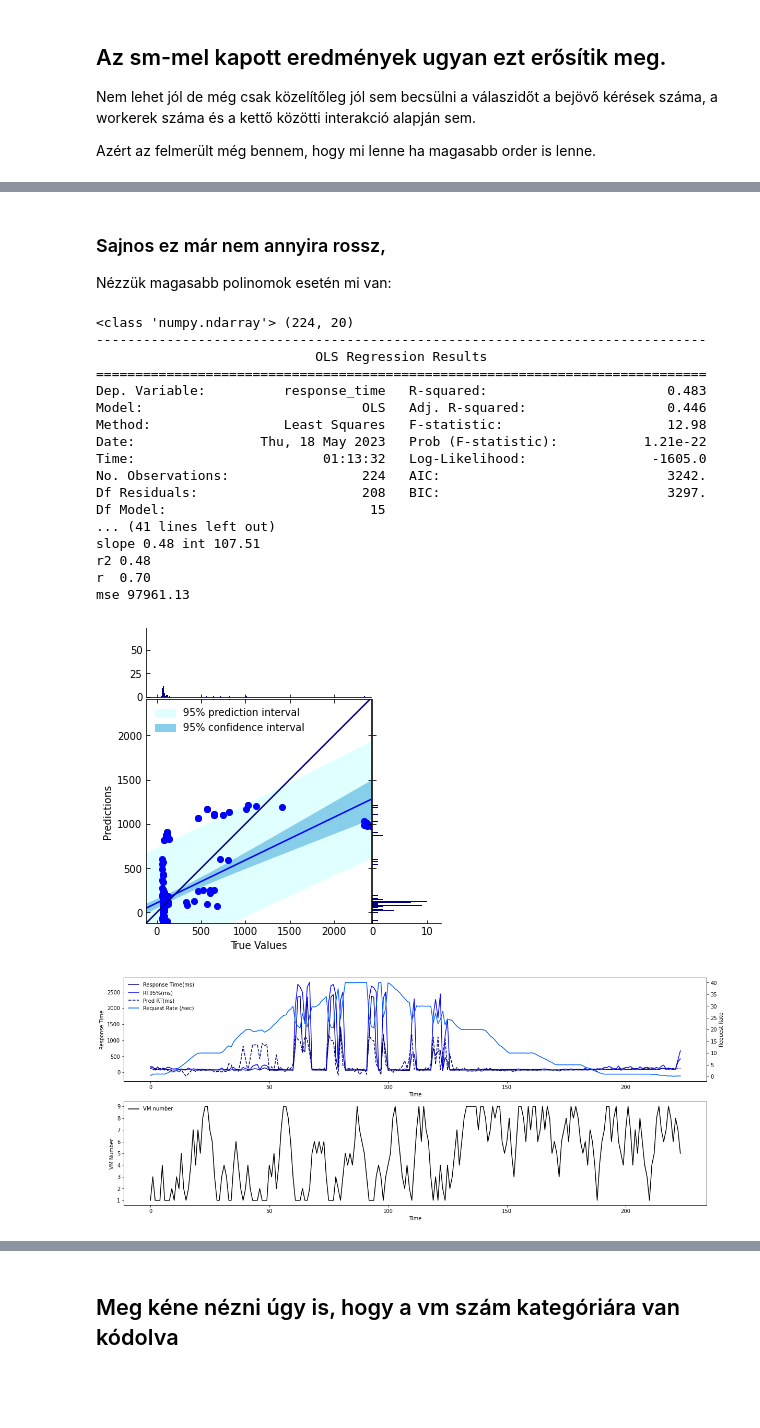
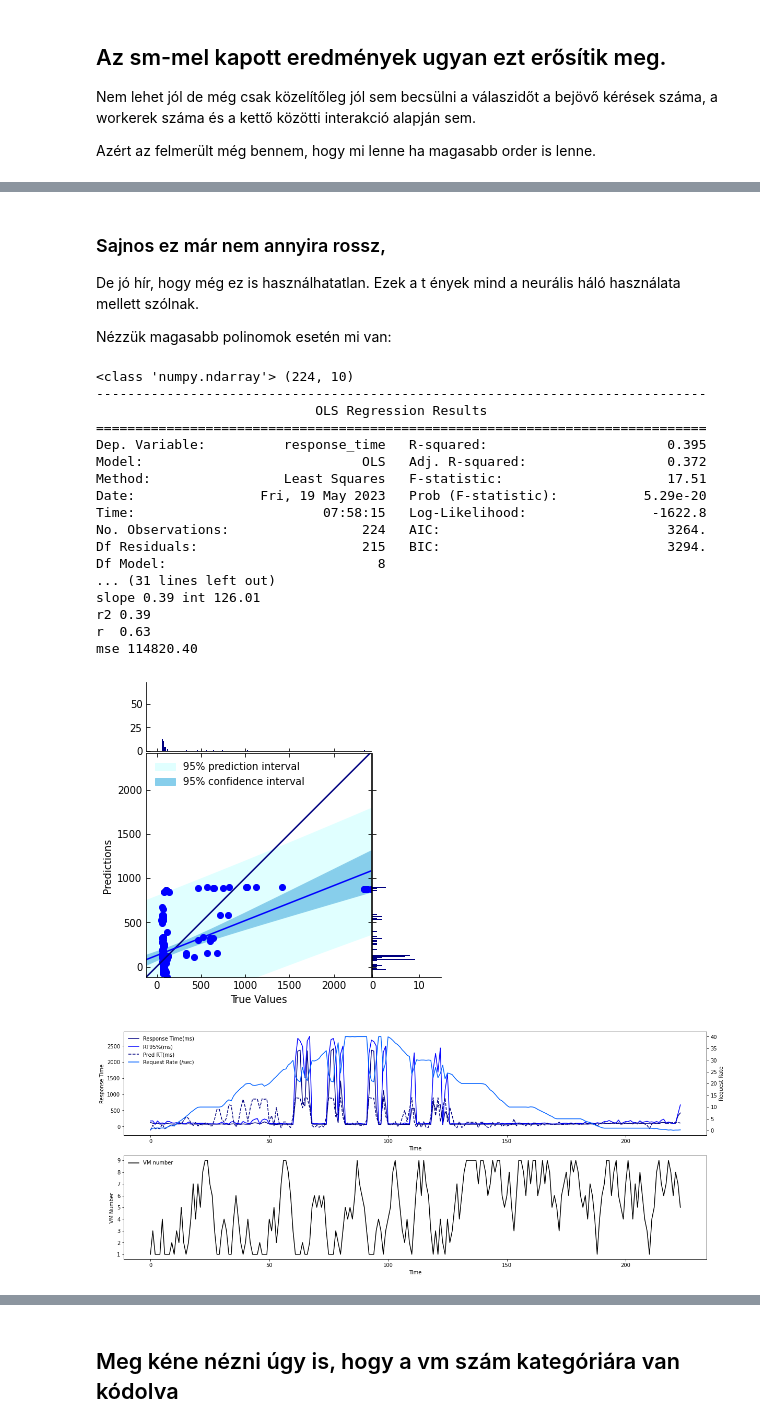
Before and after one commit to JoDeMiro/Scaler, a Jupyter notebook: Train/Train15/Kísélet.ipynb, the cells around one changed output, grey strips where cells are left out. Cells and saved outputs as stored; diff of their text form; code cells hidden in the pictures; blank space fills up the shorter version.

```diff
--- a/Train/Train15/Kísélet.ipynb
+++ b/Train/Train15/Kísélet.ipynb
@@ -665,6 +674,9 @@ def plot_pred_short(train_labels, predicted_labels):
 Az látszik hogy lineáris regresszióval simán a bejövő kérések számával a vm-ek számával és a kettő közötti interakcióval nem lehet megmondani, hogy mi lesz a várható válaszidő.
 
 ### Azért ezt a még a stat modellel is leelenőrzöm
+# %%
+inputs = df[['request_rate', 'worker_number']]
+output = df['response_time']
 # %%
 import statsmodels.api as sm
 
@@ -770,11 +782,13 @@ mse 119715.44
 # %% [markdown]
 ### Sajnos ez már nem annyira rossz,
 
+De jó hír, hogy még ez is használhatatlan. Ezek a t ények mind a neurális háló használata mellett szólnak.
+
 Nézzük magasabb polinomok esetén mi van:
 # %%
 from sklearn.preprocessing import PolynomialFeatures
 
-polynomial_features= PolynomialFeatures(degree=3)
+polynomial_features= PolynomialFeatures(degree=2)
 
 inputs = df[['request_rate', 'worker_number', 'rr_wn']]
 output = df['response_time']
@@ -786,47 +800,47 @@ inputs = polynomial_features.fit_transform(inputs)
 import statsmodels.api as sm
 
 _x = sm.add_constant(inputs)
 
 _x = inputs
 
 print(type(_x), _x.shape)
 
 model = sm.OLS(output, _x)
 
 results = model.fit()
 
 print('------------------------------------------------------------------------------')
 print(results.summary())
 print('------------------------------------------------------------------------------')
 
 print(f'\ncoefficient of determination: \t\t{results.rsquared:.2f}')
 print(f'\nadjusted coefficient of determination: \t{results.rsquared_adj:.2f}')
 # print(f'\nregression coefficients: {results.params}')
 pred_rt_sm = results.fittedvalues
 pred_rt_sm = results.predict(_x)
 print('------------------------------------------------------------------------------')
 
 plot_true_vs_pred_hist_conf(output, pred_rt_sm, 3.0)
 
 plot_pred(pred_rt_sm)
 # %% [output]
-<class 'numpy.ndarray'> (224, 20)
+<class 'numpy.ndarray'> (224, 10)
 ------------------------------------------------------------------------------
                             OLS Regression Results
 ==============================================================================
-Dep. Variable:          response_time   R-squared:                       0.483
-Model:                            OLS   Adj. R-squared:                  0.446
-Method:                 Least Squares   F-statistic:                     12.98
-Date:                Thu, 18 May 2023   Prob (F-statistic):           1.21e-22
-Time:                        01:13:32   Log-Likelihood:                -1605.0
-No. Observations:                 224   AIC:                             3242.
-Df Residuals:                     208   BIC:                             3297.
-Df Model:                          15
-... (41 lines left out)
-slope 0.48 int 107.51
-r2 0.48
-r  0.70
-mse 97961.13
+Dep. Variable:          response_time   R-squared:                       0.395
+Model:                            OLS   Adj. R-squared:                  0.372
+Method:                 Least Squares   F-statistic:                     17.51
+Date:                Fri, 19 May 2023   Prob (F-statistic):           5.29e-20
+Time:                        07:58:15   Log-Likelihood:                -1622.8
+No. Observations:                 224   AIC:                             3264.
+Df Residuals:                     215   BIC:                             3294.
+Df Model:                           8
+... (31 lines left out)
+slope 0.39 int 126.01
+r2 0.39
+r  0.63
+mse 114820.40
-[figure, old version]
+[figure, new version]
-[figure, old version]
+[figure, new version]
 # %%
```
Also changed, not shown: parts of 61 cells of this notebook.
